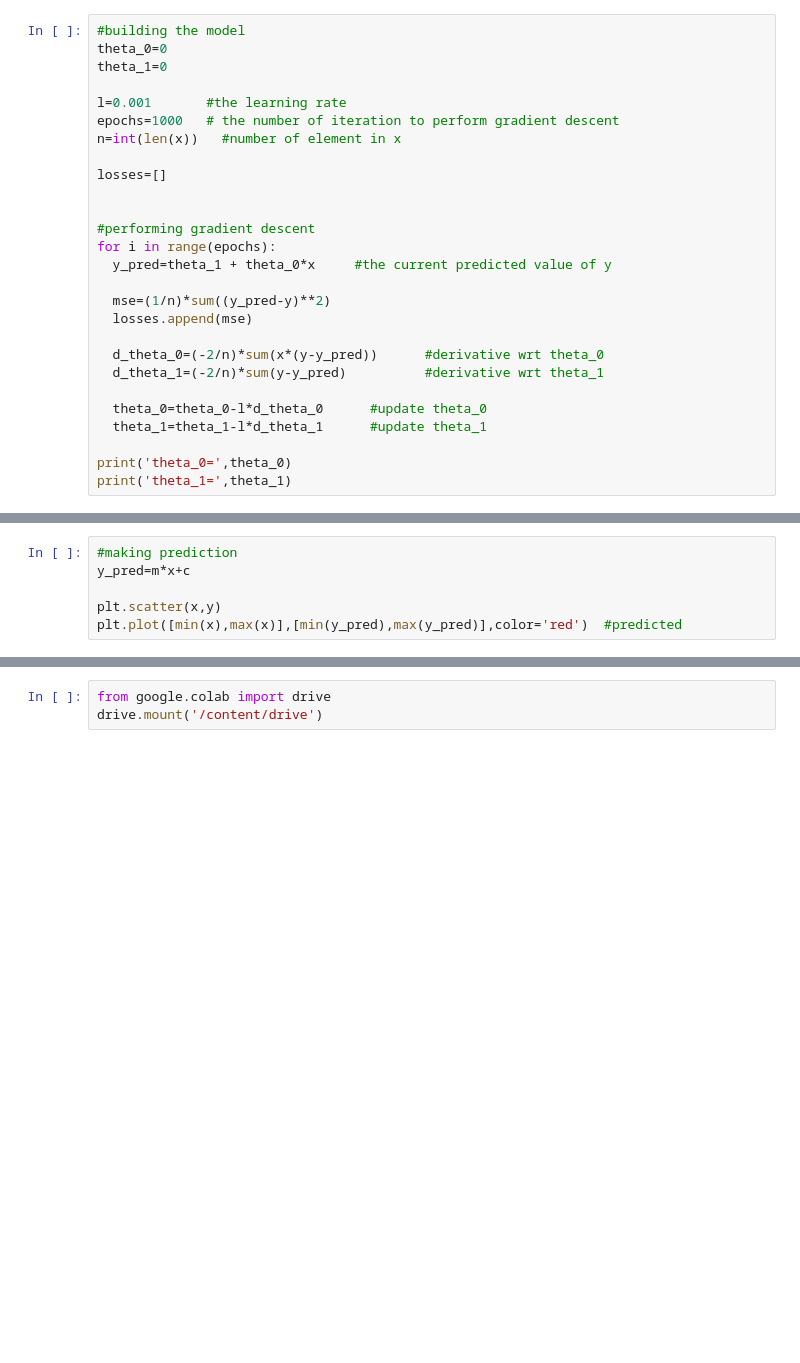
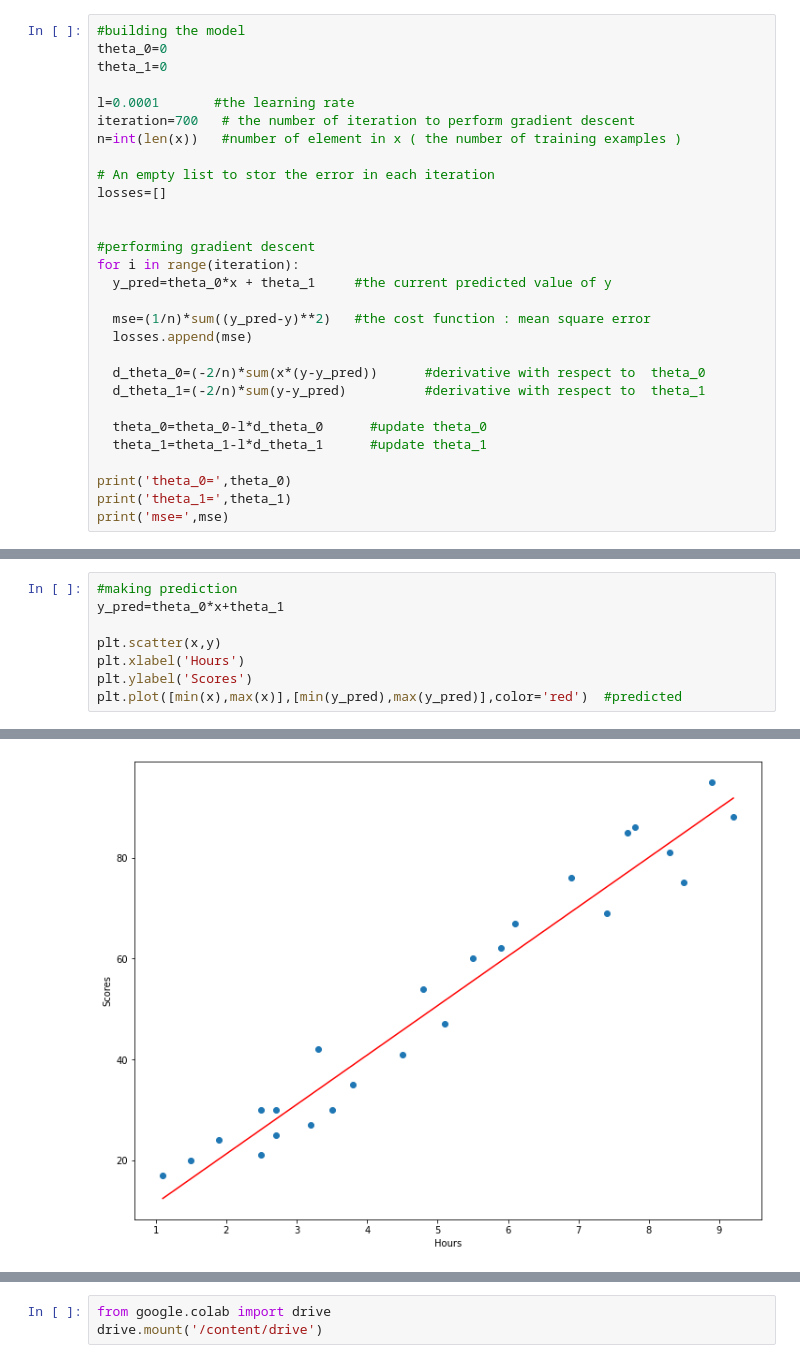
Before and after one commit to alaajomah/ML, a Jupyter notebook: Assignment1_Linear_Regression.ipynb, the cells around one changed output, grey strips where cells are left out. Cells and saved outputs as stored; diff of their text form; blank space fills up the shorter version.

```diff
--- a/Assignment1_Linear_Regression.ipynb
+++ b/Assignment1_Linear_Regression.ipynb
@@ -30,25 +48,27 @@ plt.show()
 theta_0=0
 theta_1=0
 
-l=0.001       #the learning rate
-epochs=1000   # the number of iteration to perform gradient descent
-n=int(len(x))   #number of element in x
+l=0.0001       #the learning rate
+iteration=700   # the number of iteration to perform gradient descent
+n=int(len(x))   #number of element in x ( the number of training examples )
 
+# An empty list to stor the error in each iteration
 losses=[]
 
 
 #performing gradient descent
-for i in range(epochs):
-  y_pred=theta_1 + theta_0*x     #the current predicted value of y
+for i in range(iteration):
+  y_pred=theta_0*x + theta_1     #the current predicted value of y
 
-  mse=(1/n)*sum((y_pred-y)**2)
+  mse=(1/n)*sum((y_pred-y)**2)   #the cost function : mean square error
   losses.append(mse)
 
-  d_theta_0=(-2/n)*sum(x*(y-y_pred))      #derivative wrt theta_0
-  d_theta_1=(-2/n)*sum(y-y_pred)          #derivative wrt theta_1
+  d_theta_0=(-2/n)*sum(x*(y-y_pred))      #derivative with respect to  theta_0
+  d_theta_1=(-2/n)*sum(y-y_pred)          #derivative with respect to  theta_1
 
   theta_0=theta_0-l*d_theta_0      #update theta_0
   theta_1=theta_1-l*d_theta_1      #update theta_1
 
 print('theta_0=',theta_0)
 print('theta_1=',theta_1)
+print('mse=',mse)
@@ -55,6 +79,9 @@ print('theta_1=',theta_1)
 # %%
 #making prediction
-y_pred=m*x+c
+y_pred=theta_0*x+theta_1
 
 plt.scatter(x,y)
+plt.xlabel('Hours')
+plt.ylabel('Scores')
 plt.plot([min(x),max(x)],[min(y_pred),max(y_pred)],color='red')  #predicted
+# %% [output]
@@ -61,2 +89,3 @@ plt.plot([min(x),max(x)],[min(y_pred),max(y_pred)],color='red')  #predicted
+[figure, added]
 # %%
 plt.plot(losses)
```
Also changed, not shown: parts of 7 cells of this notebook.
